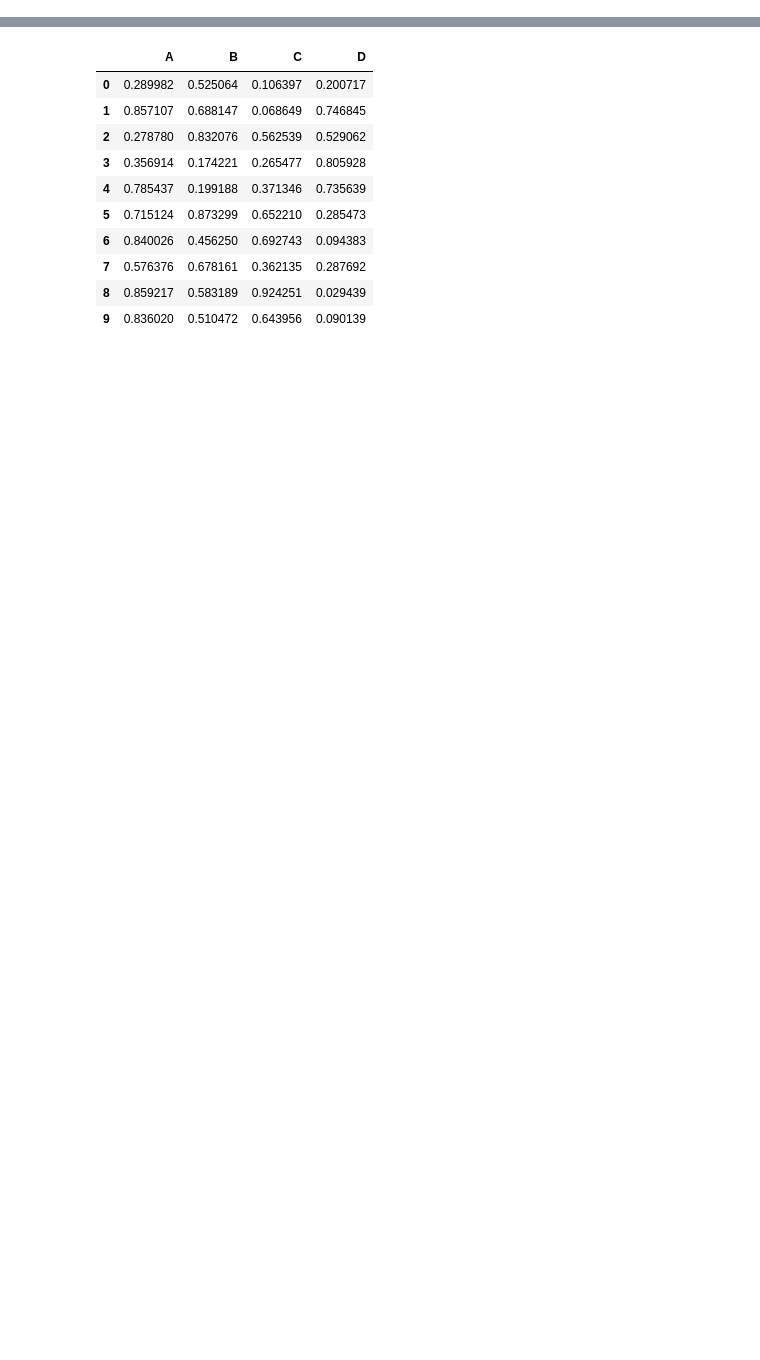
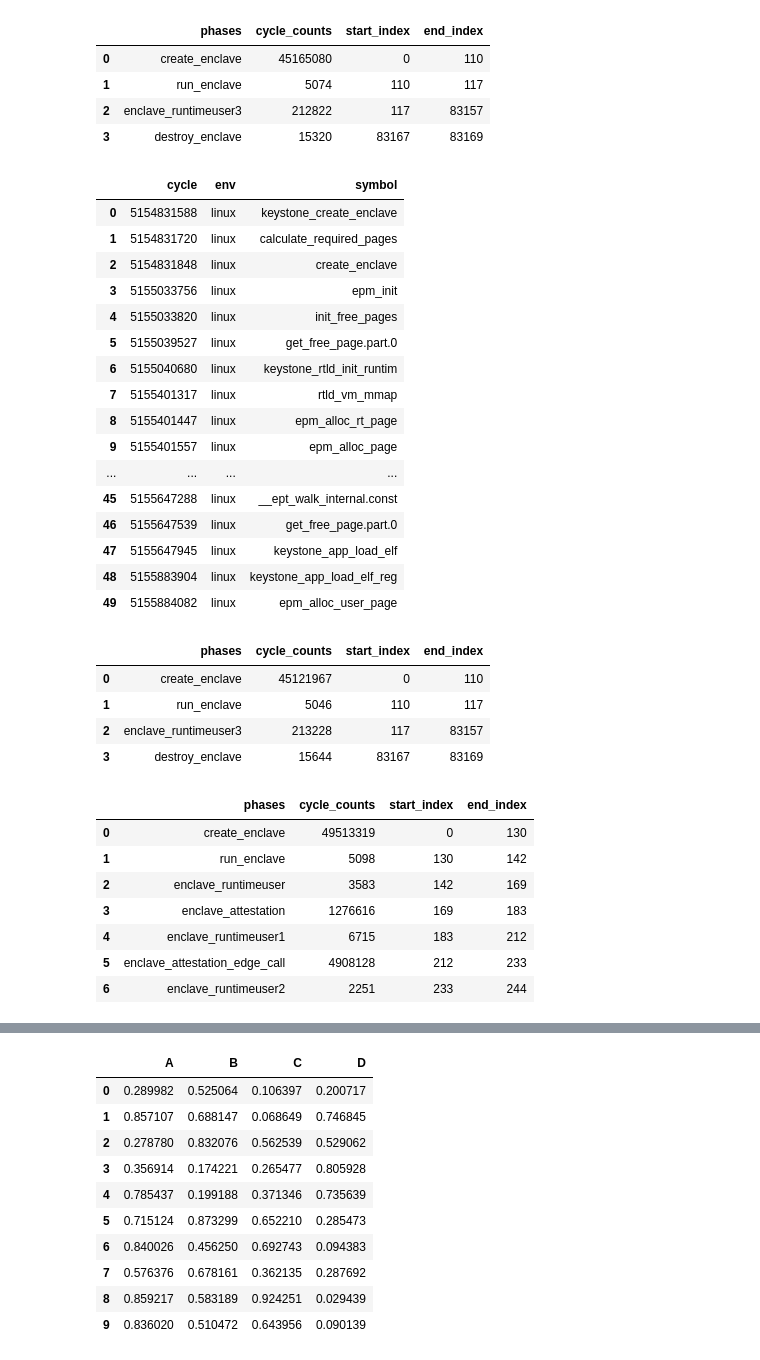
Before and after one commit to keystone-enclave/benchmarks, a Jupyter notebook: benchmark-analysis.ipynb, the cells around one changed output, grey strips where cells are left out. Drawn from its saved outputs; the diff is of its cells as text; code cells hidden in the pictures; blank space fills up the shorter version.

Commit message:
Add new attestation run and checkpoint

```diff
--- a/benchmark-analysis.ipynb
+++ b/benchmark-analysis.ipynb
@@ -155,9 +166,46 @@ def get_large_buckets(data):
 # %%
 aesres = get_large_buckets(aes)
 display(aesres)
+display(aes[:50])
 aes2res = get_large_buckets(aes2)
 display(aes2res)
 attres = get_large_buckets(att)
 display(attres)
 att2res = get_large_buckets(att2) # looks odd.
 display(att2res)
+# %% [output]
+|  | phases | cycle_counts | start_index | end_index |
+| 0 | create_enclave | 45165080 | 0 | 110 |
+| 1 | run_enclave | 5074 | 110 | 117 |
+| 2 | enclave_runtimeuser3 | 212822 | 117 | 83157 |
+| 3 | destroy_enclave | 15320 | 83167 | 83169 |
+|  | cycle | env | symbol |
+| 0 | 5154831588 | linux | keystone_create_enclave |
+| 1 | 5154831720 | linux | calculate_required_pages |
+| 2 | 5154831848 | linux | create_enclave |
+| 3 | 5155033756 | linux | epm_init |
+| 4 | 5155033820 | linux | init_free_pages |
+| 5 | 5155039527 | linux | get_free_page.part.0 |
+| 6 | 5155040680 | linux | keystone_rtld_init_runtim |
+| 7 | 5155401317 | linux | rtld_vm_mmap |
+| 8 | 5155401447 | linux | epm_alloc_rt_page |
+| 9 | 5155401557 | linux | epm_alloc_page |
+| ... | ... | ... | ... |
+| 45 | 5155647288 | linux | __ept_walk_internal.const |
+| 46 | 5155647539 | linux | get_free_page.part.0 |
+| 47 | 5155647945 | linux | keystone_app_load_elf |
+| 48 | 5155883904 | linux | keystone_app_load_elf_reg |
+| 49 | 5155884082 | linux | epm_alloc_user_page |
+|  | phases | cycle_counts | start_index | end_index |
+| 0 | create_enclave | 45121967 | 0 | 110 |
+| 1 | run_enclave | 5046 | 110 | 117 |
+| 2 | enclave_runtimeuser3 | 213228 | 117 | 83157 |
+| 3 | destroy_enclave | 15644 | 83167 | 83169 |
+|  | phases | cycle_counts | start_index | end_index |
+| 0 | create_enclave | 49513319 | 0 | 130 |
+| 1 | run_enclave | 5098 | 130 | 142 |
+| 2 | enclave_runtimeuser | 3583 | 142 | 169 |
+| 3 | enclave_attestation | 1276616 | 169 | 183 |
+| 4 | enclave_runtimeuser1 | 6715 | 183 | 212 |
+| 5 | enclave_attestation_edge_call | 4908128 | 212 | 233 |
+| 6 | enclave_runtimeuser2 | 2251 | 233 | 244 |
```
Also changed, not shown: parts of 6 cells of this notebook, 1 other file.
